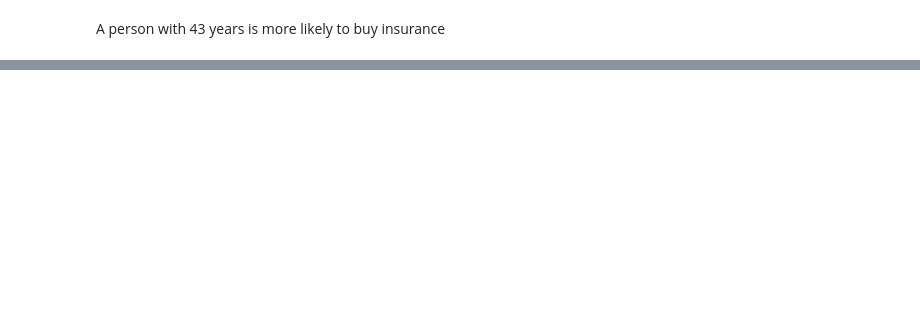
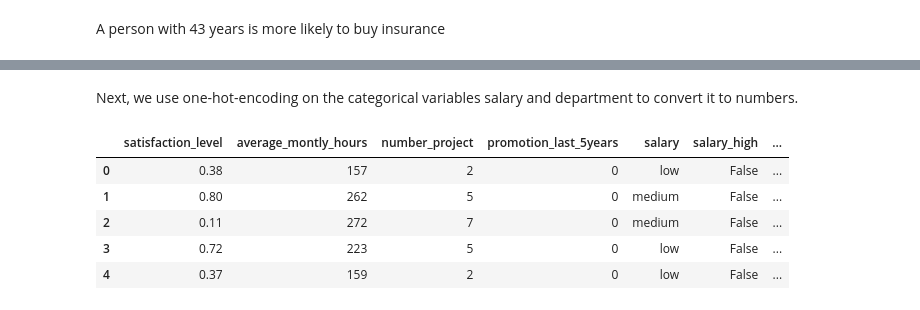
Before and after one commit to kelie99/Machine_Learning_Repo_CodeBasics, a Jupyter notebook: ML_PYTHON/7_logistic_regression.ipynb, the cells around one changed output, grey strips where cells are left out. Saved outputs shown, nothing was run; the diff lists cells and outputs as text; code cells hidden in the pictures; blank space fills up the shorter version.

```diff
--- a/ML_PYTHON/7_logistic_regression.ipynb
+++ b/ML_PYTHON/7_logistic_regression.ipynb
@@ -109,0 +178,3 @@ A person with 43 years is more likely to buy insurance
+# %%
+dfr_small = dfr[['satisfaction_level', 'average_montly_hours', 'number_project','promotion_last_5years','salary']]
+dfr_small.head()
@@ -109,0 +188,15 @@ A person with 43 years is more likely to buy insurance
+# %% [markdown]
+Next, we use one-hot-encoding on the categorical variables salary and department to convert it to numbers.
+# %%
+salary_dummies = pd.get_dummies(dfr_small.salary, prefix="salary")
+# %%
+dfr_small_dummies = pd.concat([dfr_small, salary_dummies], axis='columns')
+# %%
+dfr_small_dummies.head()
+# %% [output]
+|  | satisfaction_level | average_montly_hours | number_project | promotion_last_5years | salary | salary_high | ... |
+| 0 | 0.38 | 157 | 2 | 0 | low | False | ... |
+| 1 | 0.80 | 262 | 5 | 0 | medium | False | ... |
+| 2 | 0.11 | 272 | 7 | 0 | medium | False | ... |
+| 3 | 0.72 | 223 | 5 | 0 | low | False | ... |
+| 4 | 0.37 | 159 | 2 | 0 | low | False | ... |
```
Also changed, not shown: parts of 29 cells of this notebook.
